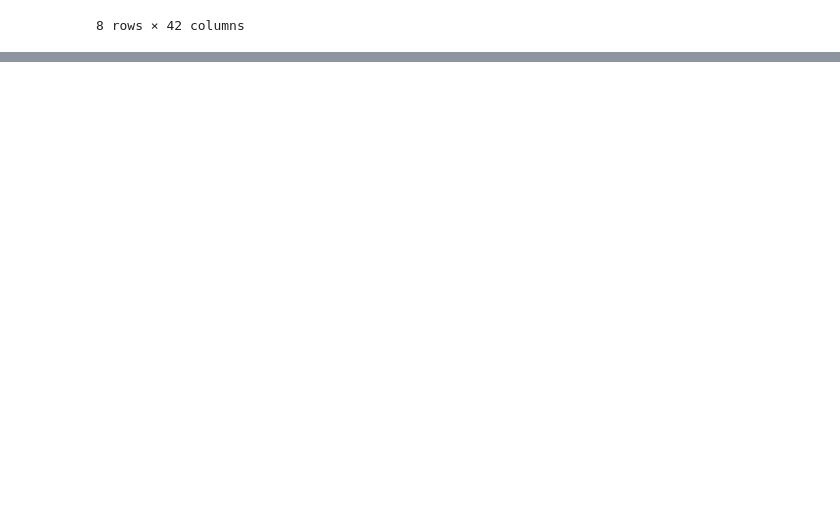
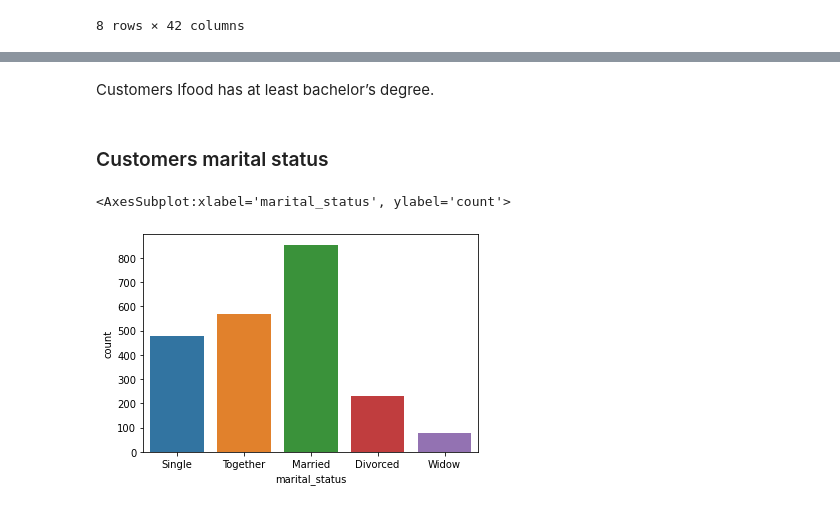
Before and after one commit to carlamendescms/descriptive-statistics, a Jupyter notebook: ifood-analysis/exploratory_analysis_challenge.ipynb, the cells around one changed output, grey strips where cells are left out. Drawn from its saved outputs; the diff is of its cells as text; code cells hidden in the pictures; blank space fills up the shorter version.

```diff
--- a/ifood-analysis/exploratory_analysis_challenge.ipynb
+++ b/ifood-analysis/exploratory_analysis_challenge.ipynb
@@ -133,0 +166,9 @@ df_ifood[numeric_columns].describe()
+# %% [markdown]
+Customers Ifood has at least bachelor’s degree.
+# %% [markdown]
+### Customers marital status
+# %%
+sns.countplot(x=df_ifood["marital_status"])
+# %% [output]
+<AxesSubplot:xlabel='marital_status', ylabel='count'>
+[figure, added]
```
Also changed, not shown: parts of 29 cells of this notebook.
